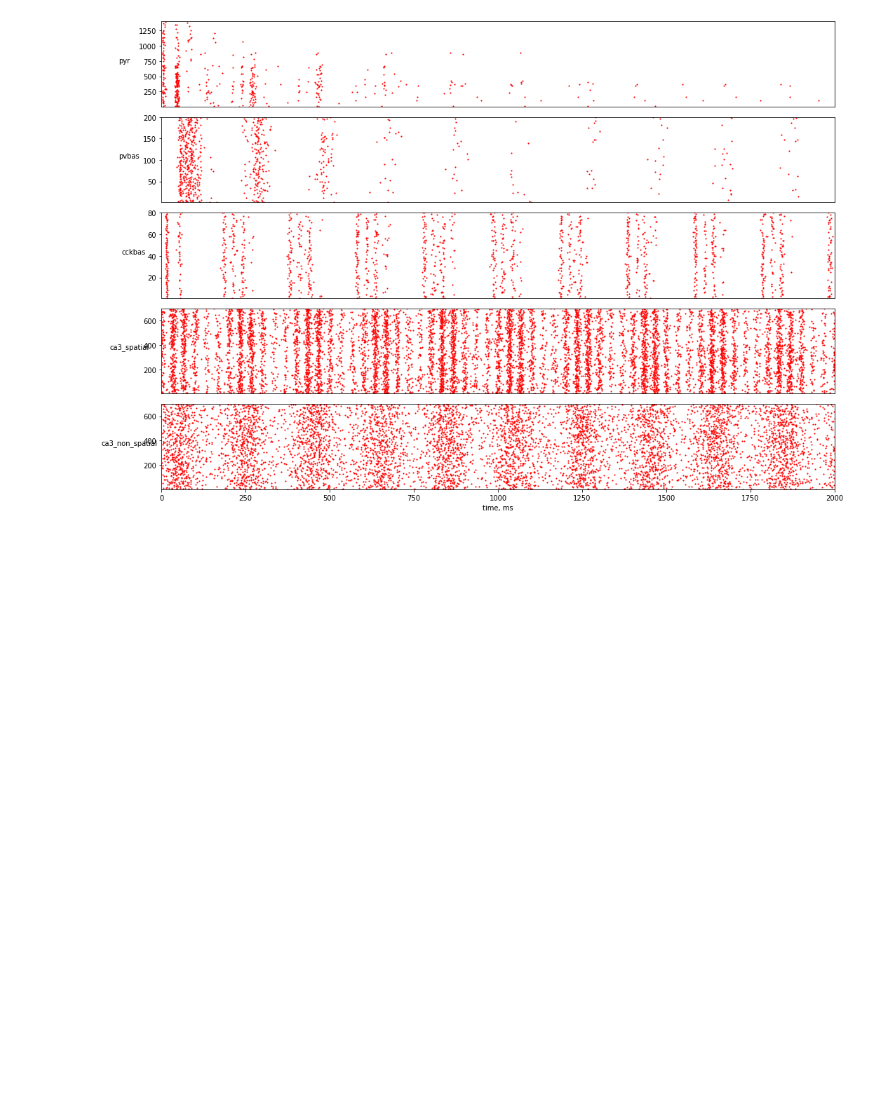
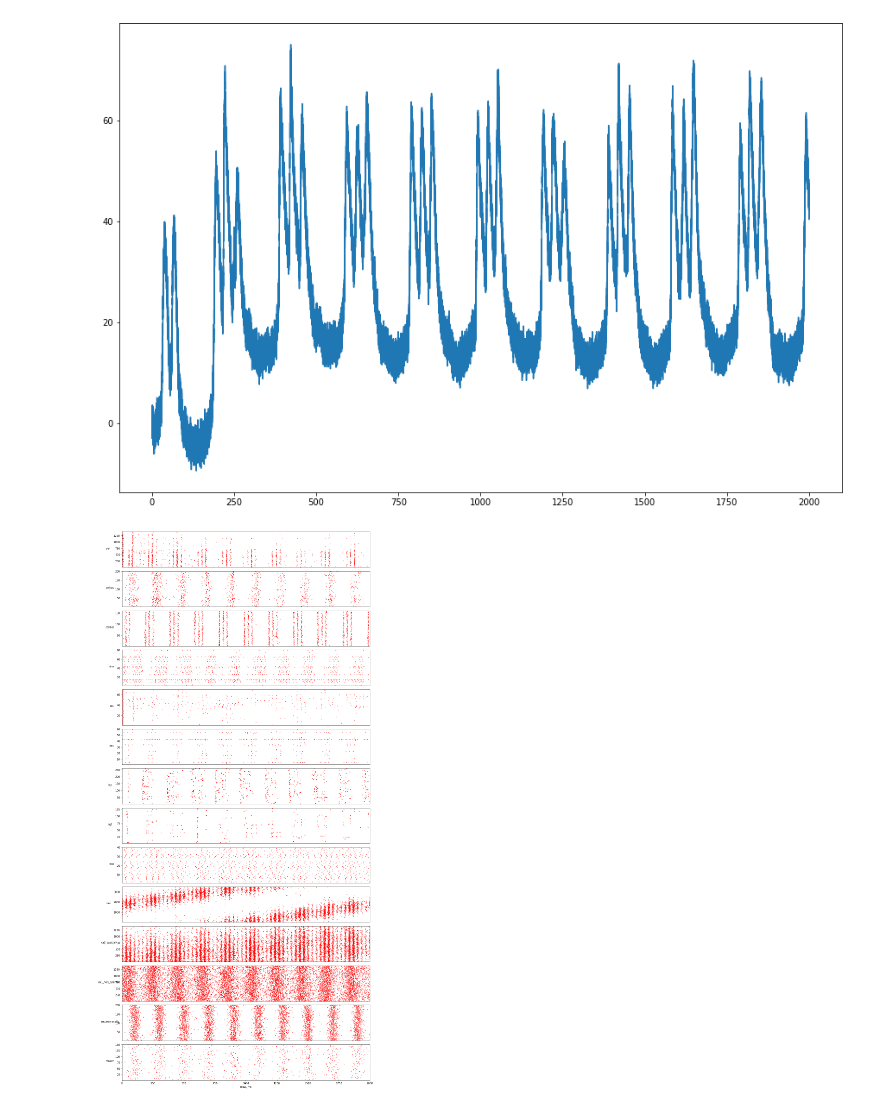
Before and after one commit to ivanmysin/CA1_rhythms_model, a Jupyter notebook: run_from_notebook.ipynb, the cells around one changed output. Cells and saved outputs as stored; diff of their text form; code cells hidden in the pictures; blank space fills up the shorter version.

```diff
--- a/run_from_notebook.ipynb
+++ b/run_from_notebook.ipynb
@@ -39,40 +39,50 @@ import processingLib as proclib
 plt.rcParams["figure.figsize"] = (15, 2)
 from basic_parameters import basic_params
 # import plot_result as my_plot
-neuron_order = ["pyr", "pvbas", "cckbas", "ca3_spatial", "ca3_non_spatial"]
+neuron_order = ["pyr", "pvbas", "cckbas", "olm", "bis", "aac", "ivy", "ngf", "sca", "mec", "ca3_spatial", "ca3_non_spatial", "msteevracells", "msach"]
+
+# neuron_order = ["pvbas", "ca3_spatial"]
+
 filepath = basic_params["file_results"]
 # my_plot.plot_spike_raster(file)
 
 with h5py.File(filepath, 'r') as h5file:
     t0 = h5file["time"][0]
     t1 = h5file["time"][-1]
+
+    lfp = h5file["extracellular/electrode_1/lfp/origin_data/channel_1"][:]
+    t = np.linspace(t0, t1, lfp.size)
+    fig, axes = plt.subplots(figsize=(15, 10))
+    axes.plot(t, lfp)
+
     raster_group = h5file["extracellular/electrode_1/firing/origin_data"]
 
-    fig = plt.figure(figsize=(15, 10))
+    fig = plt.figure(figsize=(15, 30))
 
     neurons_num = len(neuron_order)
     gs = gridspec.GridSpec(neurons_num, 1)
 
     for celltype_idx, celltype in enumerate(neuron_order):
         try:
             celltype_group = raster_group[celltype]
             axes = plt.subplot(gs[celltype_idx])
 
             for sp_idx, (cell_key, firing) in enumerate(celltype_group.items()):
                 sp_idx += 1
                 axes.scatter(firing,  np.zeros(firing.size) + sp_idx, s=1.2, color="red" )
 
             axes.set_ylim(1, sp_idx)
             axes.set_xlim(t0, t1)
             axes.set_ylabel(celltype, rotation='horizontal', labelpad=20)
 
             if celltype_idx == len(neuron_order) - 1:
                 axes.set_xlabel("time, ms")
             else:
                 axes.tick_params(labelbottom=False, bottom=False)
         except KeyError:
             continue
 fig.tight_layout()
 plt.show()
 # %% [output]
-[figure, old version]
+[figure, new version]
+[figure, added]
```
Also changed, not shown: 2 other files.
